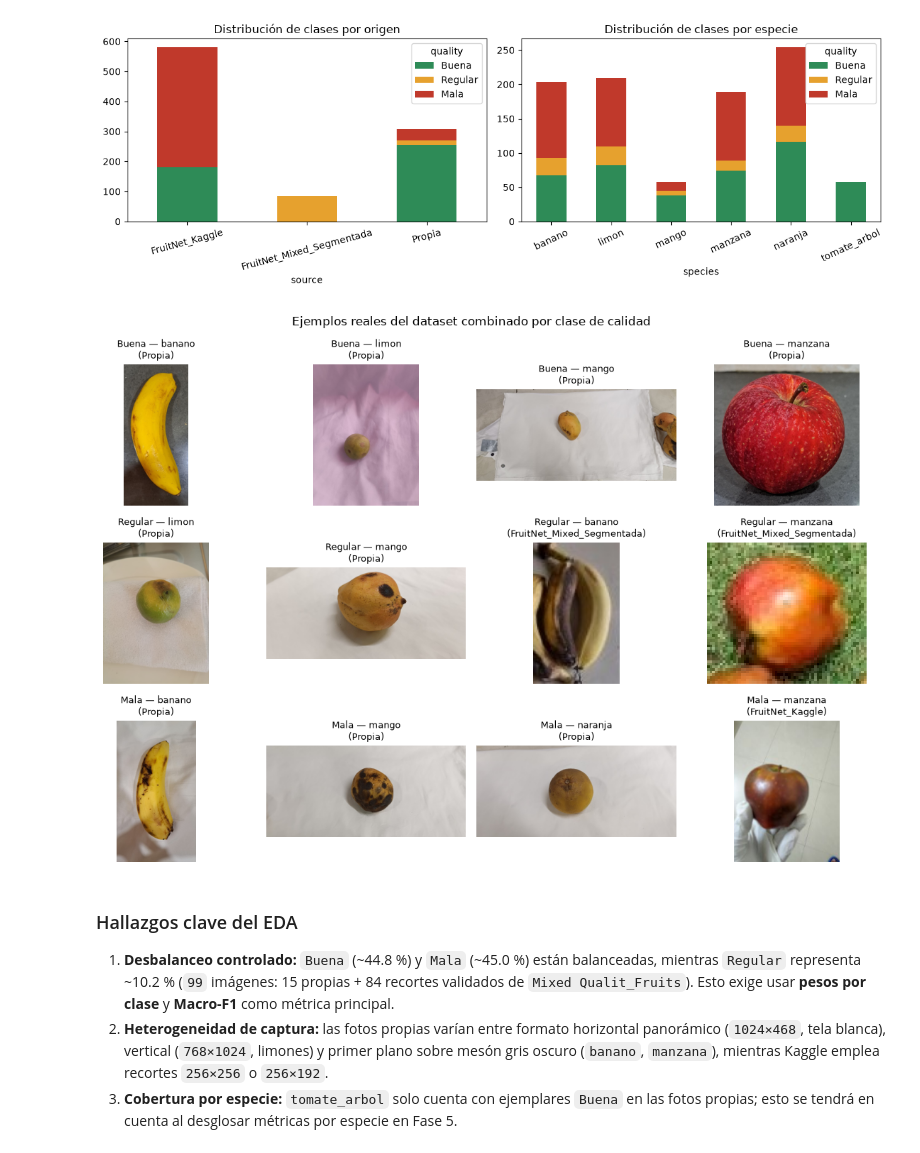
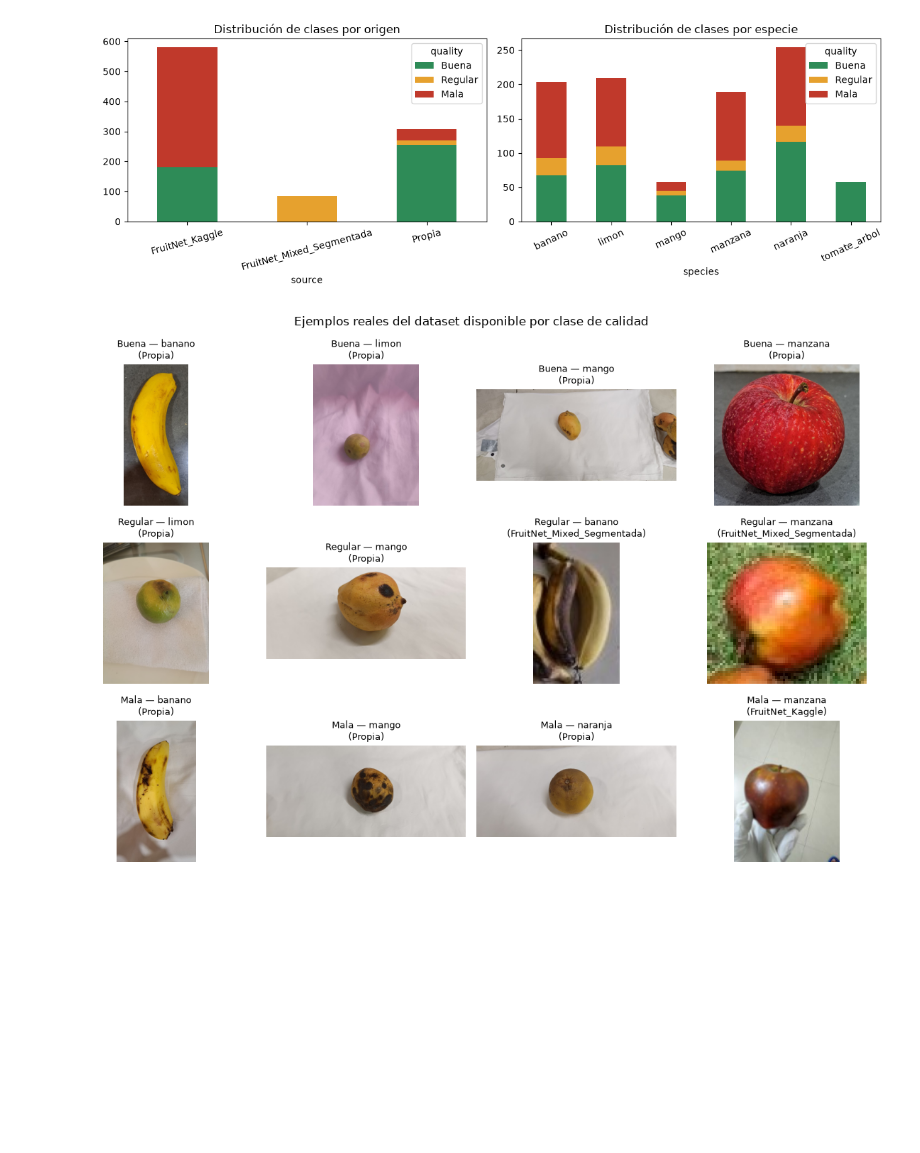
Before and after one commit to ItzDsgM/ApoIII-Proyeto-Frutas, a Jupyter notebook: 02_comprension_datos/01_eda.ipynb, the cells around one changed output. Cells and saved outputs as stored; diff of their text form; code cells hidden in the pictures; blank space fills up the shorter version.

```diff
--- a/02_comprension_datos/01_eda.ipynb
+++ b/02_comprension_datos/01_eda.ipynb
@@ -94,29 +94,33 @@ plt.show()
 | FruitNet_Mixed_Segmentada | 33 | 52.0 | 175 | 28 | 55.0 | 192 | 0.28 | 0.98 | 3.64 |
 | Propia | 450 | 1024.0 | 1024 | 468 | 468.0 | 1024 | 0.44 | 2.19 | 2.19 |
 [figure]
-# %%
-# Galería de muestras reales por clase (Buena, Regular, Mala)
-fig, axes = plt.subplots(3, 4, figsize=(12, 8))
-for r_idx, cls in enumerate(QUALITY_CLASSES):
-    sub = df[df["quality"].eq(cls)]
-    picks = sub.groupby("species", group_keys=False).head(1).head(4)
-    if len(picks) < 4:
-        picks = sub.head(4)
-    for c_idx in range(4):
-        ax = axes[r_idx, c_idx]
-        ax.axis("off")
-        if c_idx < len(picks):
-            row = picks.iloc[c_idx]
-            img = Image.open(PROJECT_ROOT / row["image_path"]).convert("RGB")
-            ax.imshow(img)
-            ax.set_title(f"{cls} — {row['species']}\n({row['source']})", fontsize=9)
-plt.suptitle("Ejemplos reales del dataset combinado por clase de calidad", fontsize=12)
-plt.tight_layout()
-plt.show()
-# %% [output]
-[figure, removed]
-# %% [markdown]
-### Hallazgos clave del EDA
-1. **Desbalanceo controlado:** `Buena` (~44.8 %) y `Mala` (~45.0 %) están balanceadas, mientras `Regular` representa ~10.2 % (`99` imágenes: 15 propias + 84 recortes validados de `Mixed Qualit_Fruits`). Esto exige usar **pesos por clase** y **Macro-F1** como métrica principal.
-2. **Heterogeneidad de captura:** las fotos propias varían entre formato horizontal panorámico (`1024×468`, tela blanca), vertical (`768×1024`, limones) y primer plano sobre mesón gris oscuro (`banano`, `manzana`), mientras Kaggle emplea recortes `256×256` o `256×192`.
-3. **Cobertura por especie:** `tomate_arbol` solo cuenta con ejemplares `Buena` en las fotos propias; esto se tendrá en cuenta al desglosar métricas por especie en Fase 5.
+# %%
+# Galería de muestras reales por clase (Buena, Regular, Mala) tolerante a ausencia de data/external/
+available_mask = df["image_path"].apply(lambda rel: (PROJECT_ROOT / str(rel)).is_file())
+avail_df = df[available_mask].copy()
+missing_ext = int((~available_mask).sum())
+if missing_ext > 0:
+    print(
+        f"Aviso: {missing_ext} imágenes externas de Kaggle (data/external/) no están presentes localmente. "
+        "Para descargarlas, consulta data/README.md (Fruit Quality Classification). Se muestran las fotos versionadas."
+    )
+
+fig, axes = plt.subplots(3, 4, figsize=(12, 8))
+for r_idx, cls in enumerate(QUALITY_CLASSES):
+    sub = avail_df[avail_df["quality"].eq(cls)]
+    picks = sub.groupby("species", group_keys=False).head(1).head(4)
+    if len(picks) < 4:
+        picks = sub.head(4)
+    for c_idx in range(4):
+        ax = axes[r_idx, c_idx]
+        ax.axis("off")
+        if c_idx < len(picks):
+            row = picks.iloc[c_idx]
+            img = Image.open(PROJECT_ROOT / str(row["image_path"])).convert("RGB")
+            ax.imshow(img)
+            ax.set_title(f"{cls} — {row['species']}\n({row['source']})", fontsize=9)
+plt.suptitle("Ejemplos reales del dataset disponible por clase de calidad", fontsize=12)
+plt.tight_layout()
+plt.show()
+# %% [output]
+[figure, added]
```
Also changed, not shown: parts of 3 cells of this notebook, 33 other files.
